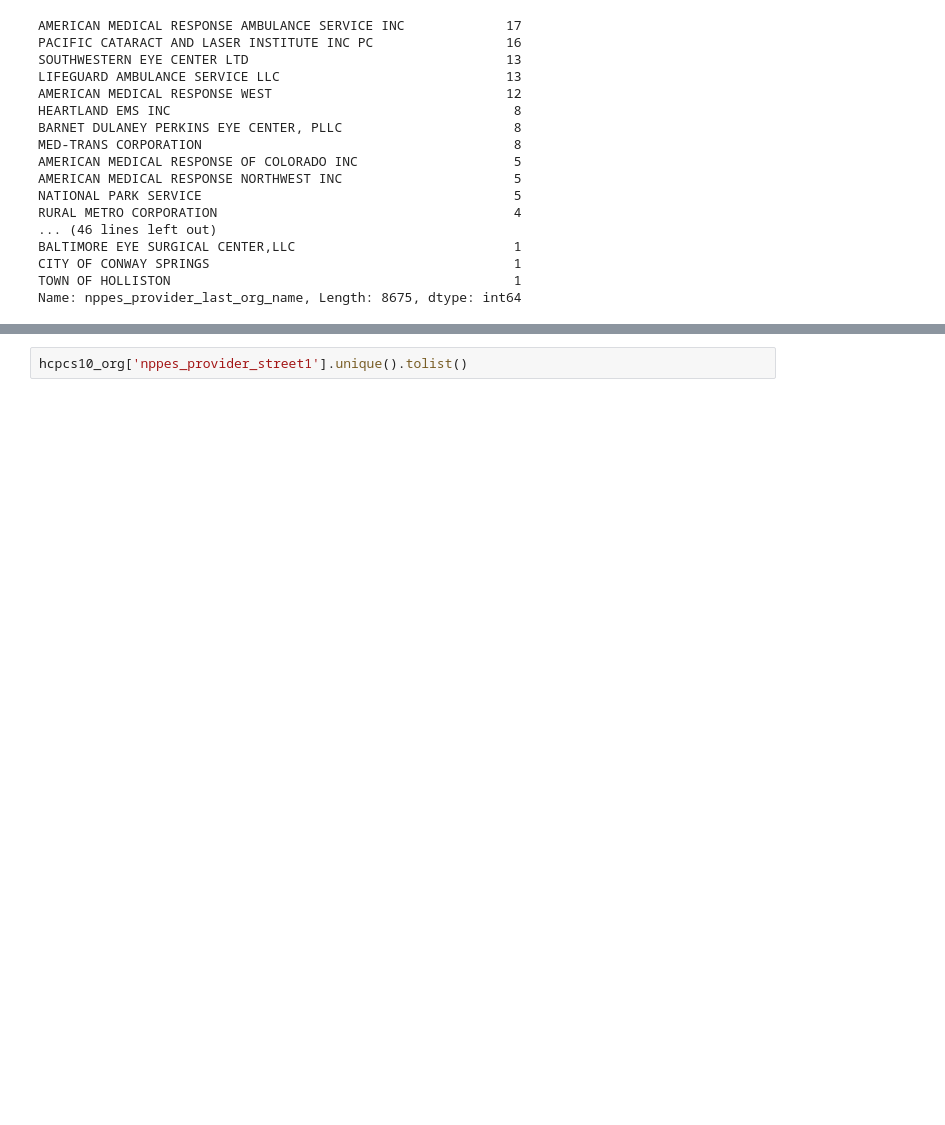
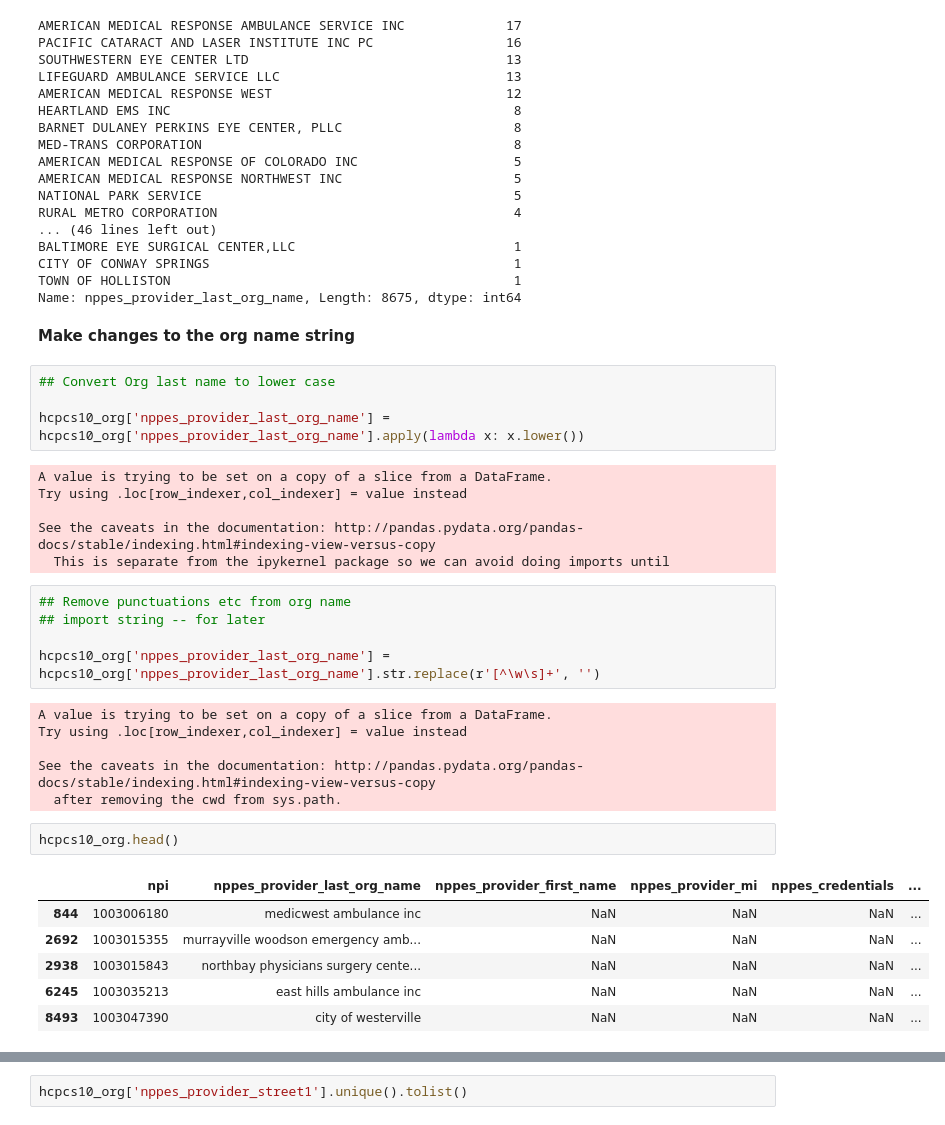
Before and after one commit to radsn/Medicare_anomaly_detection, a Jupyter notebook: capstone_hcpcs10.ipynb, the cells around one changed output, grey strips where cells are left out. Saved outputs shown, nothing was run; the diff lists cells and outputs as text; blank space fills up the shorter version.

```diff
--- a/capstone_hcpcs10.ipynb
+++ b/capstone_hcpcs10.ipynb
@@ -325,3 +337,35 @@ BALTIMORE EYE SURGICAL CENTER,LLC                            1
 CITY OF CONWAY SPRINGS                                       1
 TOWN OF HOLLISTON                                            1
 Name: nppes_provider_last_org_name, Length: 8675, dtype: int64
+# %% [markdown]
+**Make changes to the org name string**
+# %%
+## Convert Org last name to lower case
+
+hcpcs10_org['nppes_provider_last_org_name'] = hcpcs10_org['nppes_provider_last_org_name'].apply(lambda x: x.lower())
+# %% [output]
+A value is trying to be set on a copy of a slice from a DataFrame.
+Try using .loc[row_indexer,col_indexer] = value instead
+
+See the caveats in the documentation: http://pandas.pydata.org/pandas-docs/stable/indexing.html#indexing-view-versus-copy
+  This is separate from the ipykernel package so we can avoid doing imports until
+# %%
+## Remove punctuations etc from org name
+## import string -- for later
+
+hcpcs10_org['nppes_provider_last_org_name'] = hcpcs10_org['nppes_provider_last_org_name'].str.replace(r'[^\w\s]+', '')
+# %% [output]
+A value is trying to be set on a copy of a slice from a DataFrame.
+Try using .loc[row_indexer,col_indexer] = value instead
+
+See the caveats in the documentation: http://pandas.pydata.org/pandas-docs/stable/indexing.html#indexing-view-versus-copy
+  after removing the cwd from sys.path.
+# %%
+hcpcs10_org.head()
+# %% [output]
+|  | npi | nppes_provider_last_org_name | nppes_provider_first_name | nppes_provider_mi | nppes_credentials | ... |
+| 844 | 1003006180 | medicwest ambulance inc | NaN | NaN | NaN | ... |
+| 2692 | 1003015355 | murrayville woodson emergency amb... | NaN | NaN | NaN | ... |
+| 2938 | 1003015843 | northbay physicians surgery cente... | NaN | NaN | NaN | ... |
+| 6245 | 1003035213 | east hills ambulance inc | NaN | NaN | NaN | ... |
+| 8493 | 1003047390 | city of westerville | NaN | NaN | NaN | ... |
```
Also changed, not shown: parts of 44 cells of this notebook.
